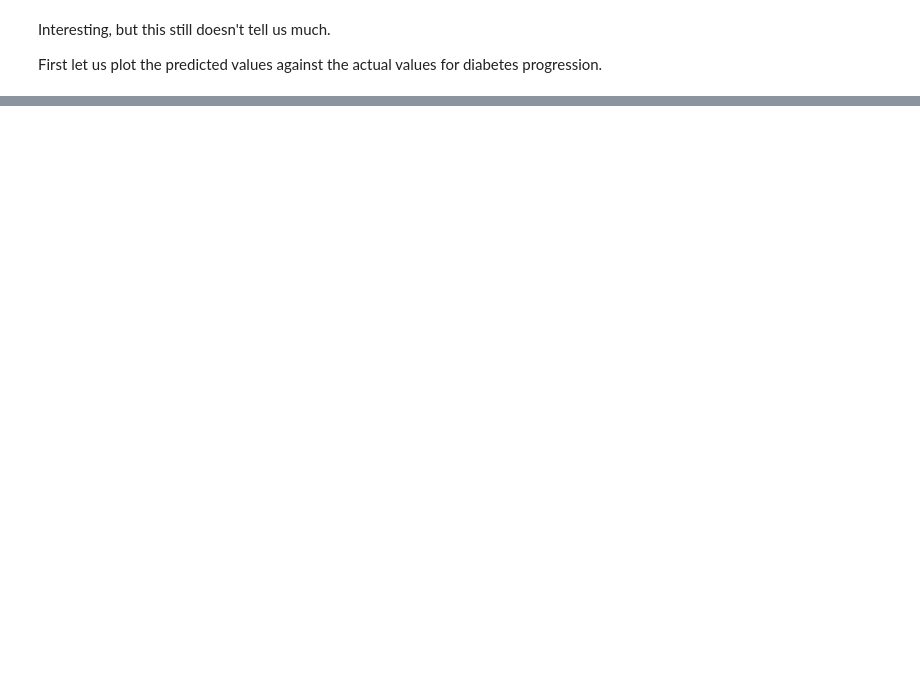
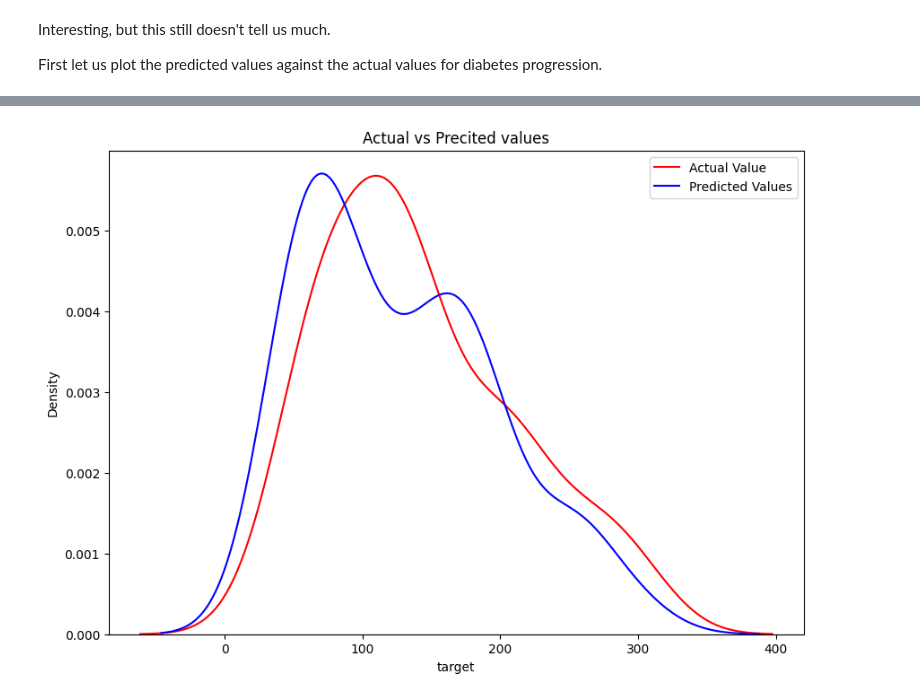
Before and after one commit to benWallace57/Instant_Training, a Jupyter notebook: training.ipynb, the cells around one changed output, grey strips where cells are left out. Cells and saved outputs as stored; diff of their text form; code cells hidden in the pictures; blank space fills up the shorter version.

```diff
--- a/training.ipynb
+++ b/training.ipynb
@@ -519,0 +567,4 @@ plt.show()
+# %%
+plot_kernel_density(y_testing,y_predictions_2)
+# %% [output]
+[figure, added]
```
Also changed, not shown: parts of 20 cells of this notebook, 1 other file.
